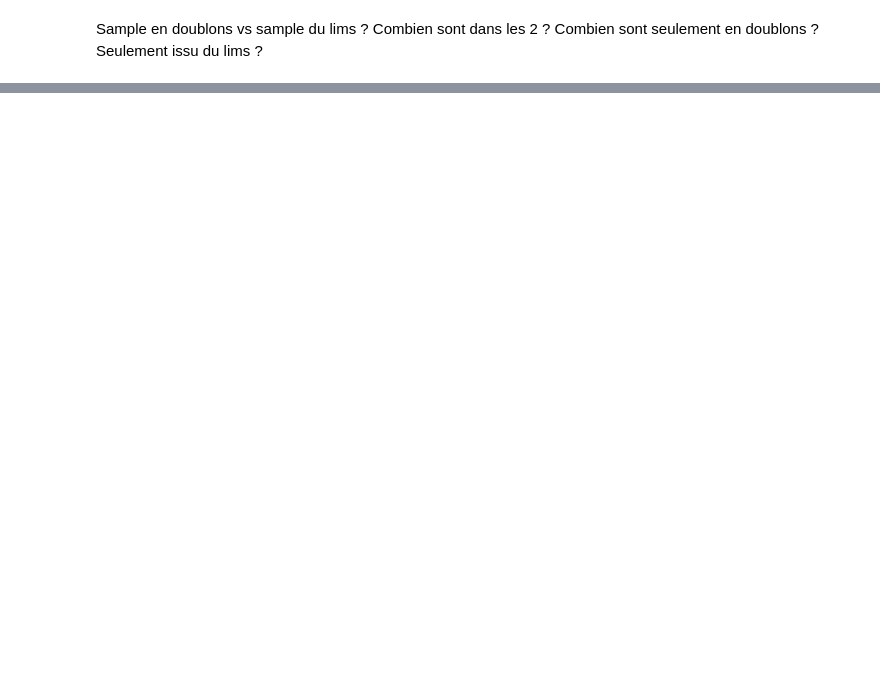
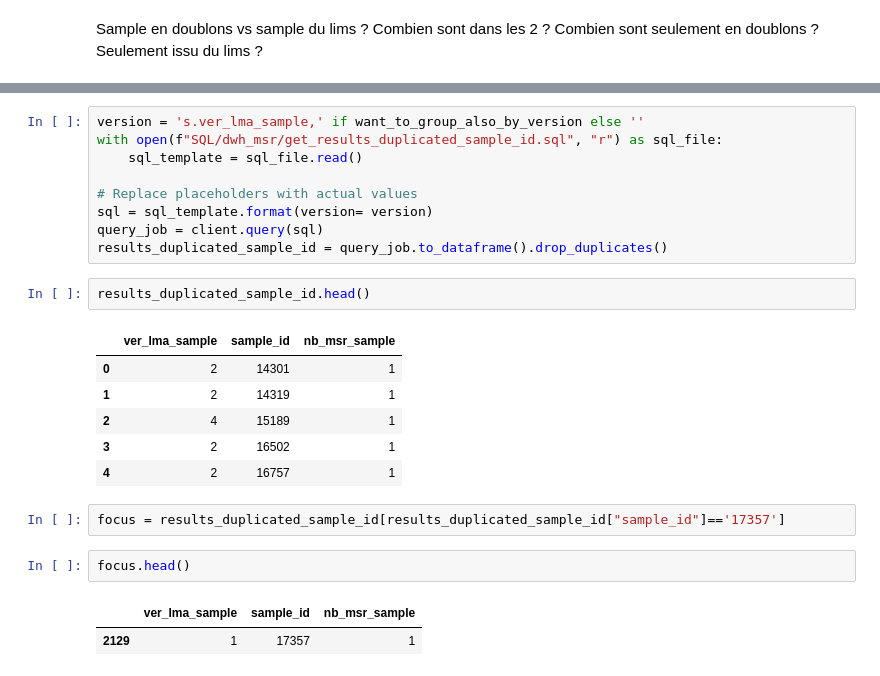
Before and after one commit to bleroux-oa/recettes-msr, a Jupyter notebook: GA_delete_doublon.ipynb, the cells around one changed output, grey strips where cells are left out. Saved outputs shown, nothing was run; the diff lists cells and outputs as text; blank space fills up the shorter version.

```diff
--- a/GA_delete_doublon.ipynb
+++ b/GA_delete_doublon.ipynb
@@ -354,0 +408,25 @@ La colonne 'id' de l'extrait Excel correspond à 'ak_key_msr_sample'
+# %%
+version = 's.ver_lma_sample,' if want_to_group_also_by_version else ''
+with open(f"SQL/dwh_msr/get_results_duplicated_sample_id.sql", "r") as sql_file:
+    sql_template = sql_file.read()
+
+# Replace placeholders with actual values
+sql = sql_template.format(version= version)
+query_job = client.query(sql)
+results_duplicated_sample_id = query_job.to_dataframe().drop_duplicates()
+# %%
+results_duplicated_sample_id.head()
+# %% [output]
+|  | ver_lma_sample | sample_id | nb_msr_sample |
+| 0 | 2 | 14301 | 1 |
+| 1 | 2 | 14319 | 1 |
+| 2 | 4 | 15189 | 1 |
+| 3 | 2 | 16502 | 1 |
+| 4 | 2 | 16757 | 1 |
+# %%
+focus = results_duplicated_sample_id[results_duplicated_sample_id["sample_id"]=='17357']
+# %%
+focus.head()
+# %% [output]
+|  | ver_lma_sample | sample_id | nb_msr_sample |
+| 2129 | 1 | 17357 | 1 |
```
Also changed, not shown: parts of 21 cells of this notebook, 3 other files.
